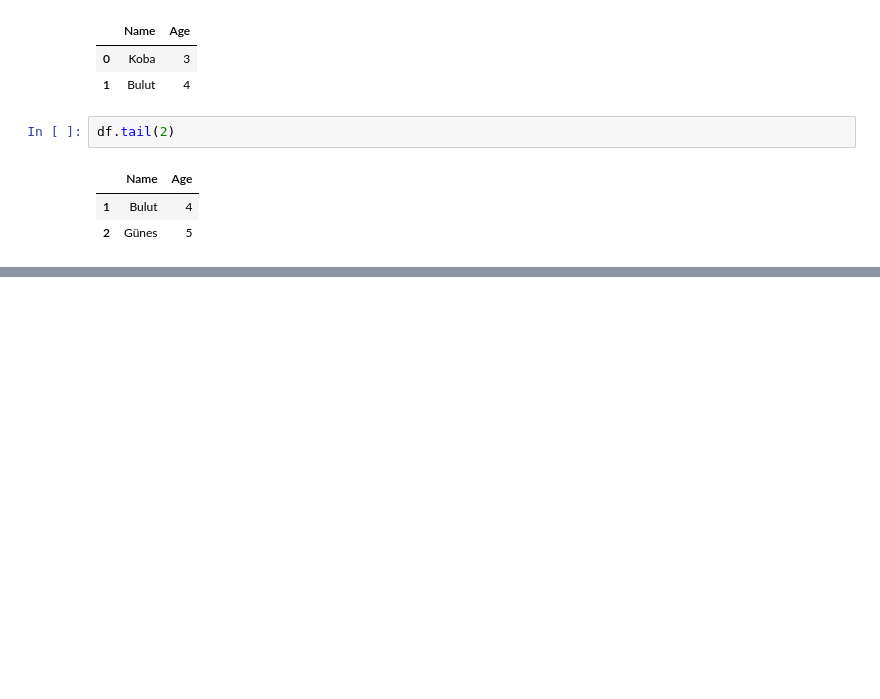
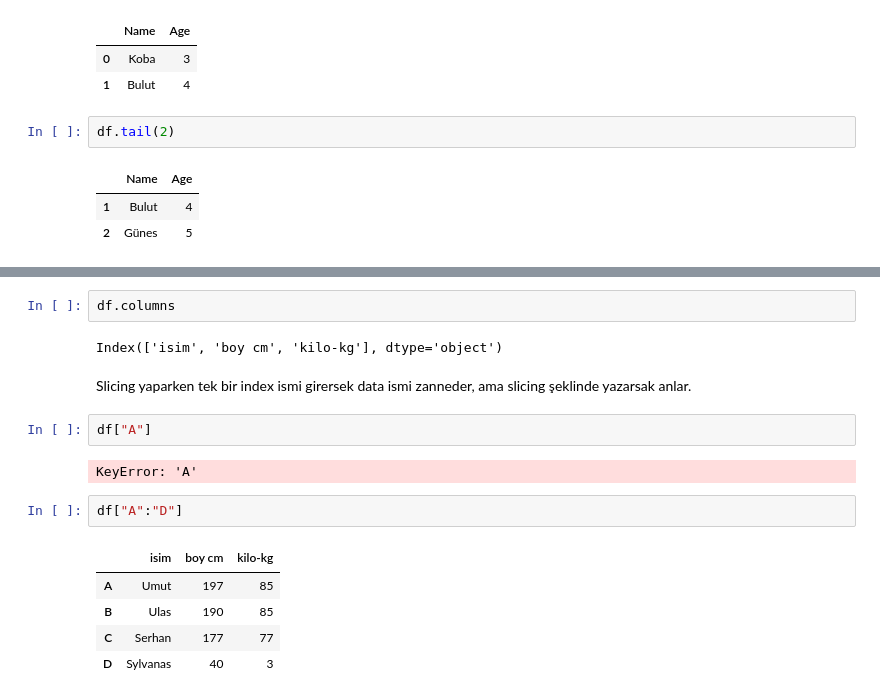
Before and after one commit to SerhanSubasi/Pandas-Practice, a Jupyter notebook: 2.ipynb, the cells around one changed output, grey strips where cells are left out. Drawn from its saved outputs; the diff is of its cells as text; blank space fills up the shorter version.

```diff
--- a/2.ipynb
+++ b/2.ipynb
@@ -215,0 +262,18 @@ df.tail(2)
+# %%
+df.columns
+# %% [output]
+Index(['isim', 'boy cm', 'kilo-kg'], dtype='object')
+# %% [markdown]
+Slicing yaparken tek bir index ismi girersek data ismi zanneder, ama slicing şeklinde yazarsak anlar.
+# %%
+df["A"]
+# %% [output]
+KeyError: 'A'
+# %%
+df["A":"D"]
+# %% [output]
+|  | isim | boy cm | kilo-kg |
+| A | Umut | 197 | 85 |
+| B | Ulas | 190 | 85 |
+| C | Serhan | 177 | 77 |
+| D | Sylvanas | 40 | 3 |
```
Also changed, not shown: parts of 17 cells of this notebook, 1 other file.
